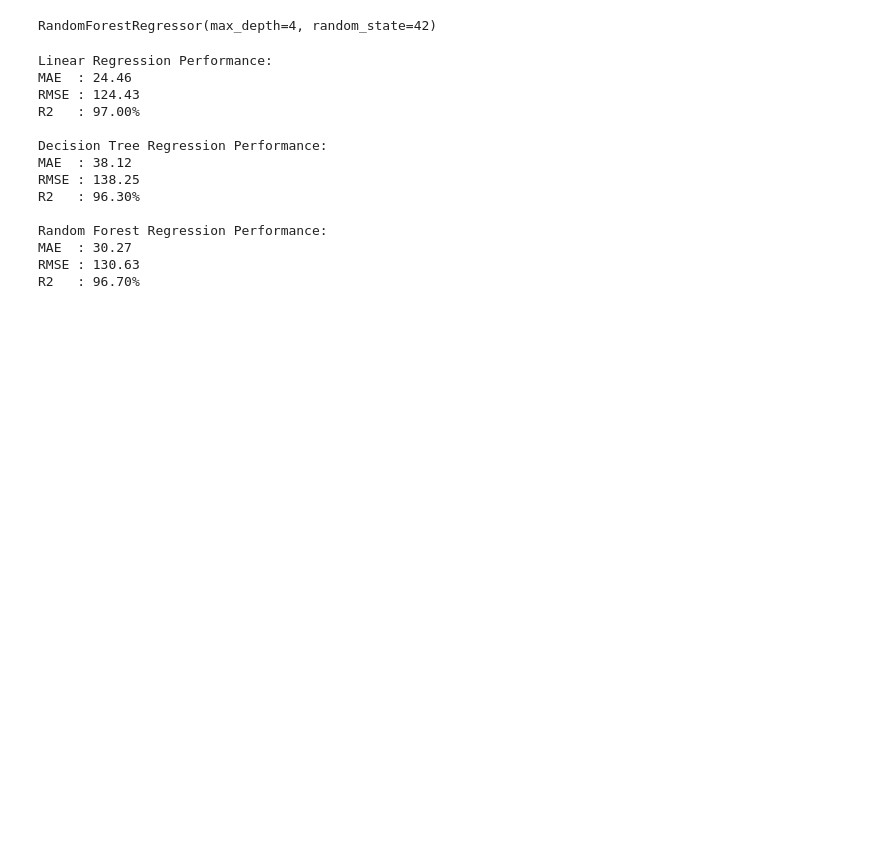
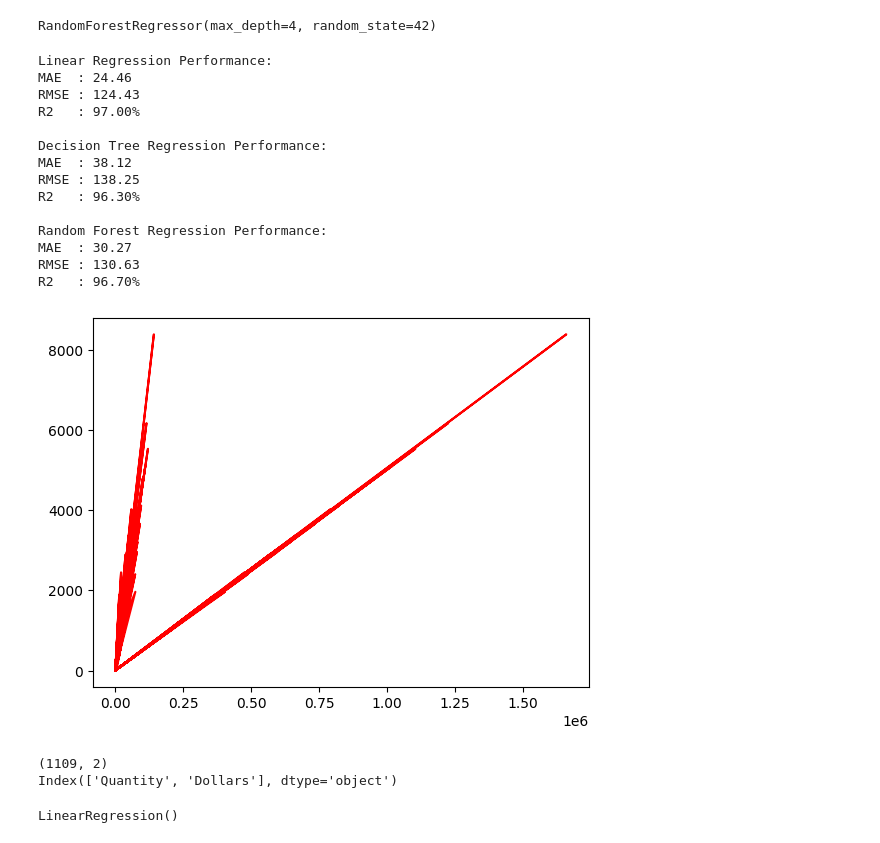
Before and after one commit to Rohit3435/invoice-intelligence-ml, a Jupyter notebook: invoice_intelligence_ml.ipynb, the cells around one changed output. Saved outputs shown, nothing was run; the diff lists cells and outputs as text; code cells hidden in the pictures; blank space fills up the shorter version.

Commit message:
Optimized regression model

```diff
--- a/invoice_intelligence_ml.ipynb
+++ b/invoice_intelligence_ml.ipynb
@@ -327,3 +327,17 @@ Random Forest Regression Performance:
 MAE  : 30.27
 RMSE : 130.63
 R2   : 96.70%
+# %%
+
+
+plt.plot(X_test, model1.predict(X_test), color='red')
+
+plt.show()
+# %% [output]
+[figure, added]
+# %%
+print(X_test.shape)
+print(X_test.columns)
+# %% [output]
+(1109, 2)
+Index(['Quantity', 'Dollars'], dtype='object')
@@ -329,0 +356,7 @@ R2   : 96.70%
+# %%
+from sklearn.linear_model import LinearRegression
+
+model1 = LinearRegression()
+model1.fit(X_train, y_train)
+# %% [output]
+LinearRegression()
```
Also changed, not shown: parts of 4 cells of this notebook.
